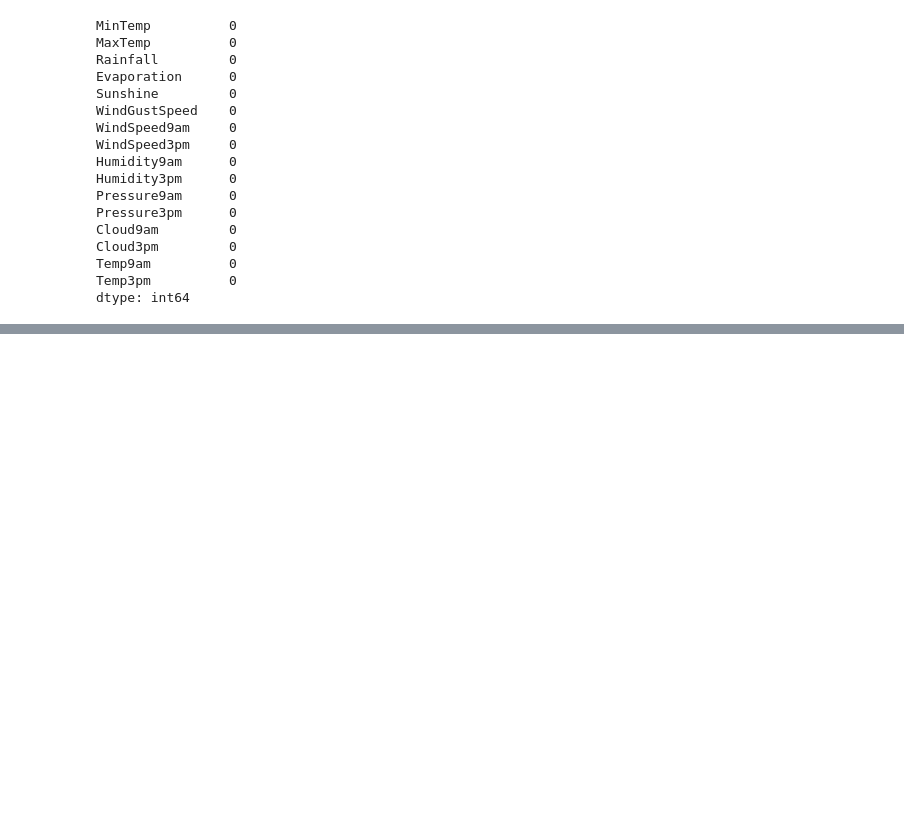
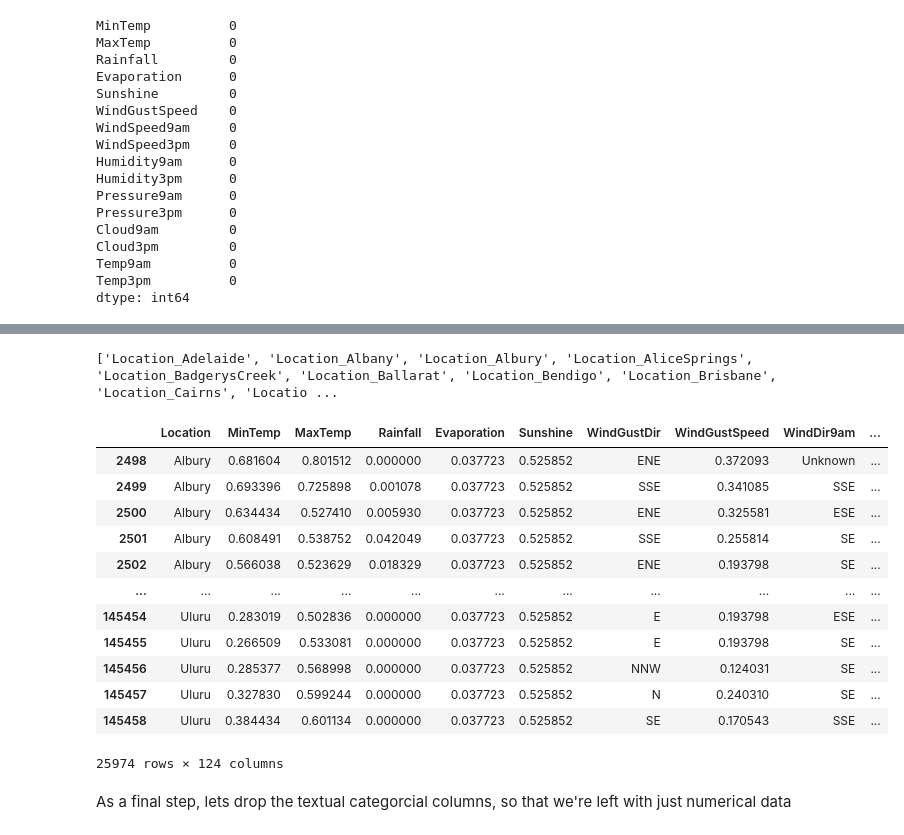
Before and after one commit to sebastianmb/MachineLearning, a Jupyter notebook: Project_course/DesicionTreesRandomForest/DesicionTreesAndRandomForest.ipynb, the cells around one changed output, grey strips where cells are left out. Saved outputs shown, nothing was run; the diff lists cells and outputs as text; code cells hidden in the pictures; blank space fills up the shorter version.

Commit message:
Encoded columns

```diff
--- a/Project_course/DesicionTreesRandomForest/DesicionTreesAndRandomForest.ipynb
+++ b/Project_course/DesicionTreesRandomForest/DesicionTreesAndRandomForest.ipynb
@@ -150,0 +157,4 @@ dtype: int64
+# %%
+train_inputs[numeric_cols]=scaler.transform(train_inputs[numeric_cols])
+val_inputs[numeric_cols]=scaler.transform(val_inputs[numeric_cols])
+test_inputs[numeric_cols]=scaler.transform(test_inputs[numeric_cols])
@@ -150,0 +171,2 @@ dtype: int64
+# %%
+encoder = OneHotEncoder(sparse_output=False, handle_unknown='ignore').fit(raw_df[categorical_cols])
@@ -150,0 +194,28 @@ dtype: int64
+# %%
+encoded_cols=list(encoder.get_feature_names_out(categorical_cols))
+print(encoded_cols)
+# %% [output]
+['Location_Adelaide', 'Location_Albany', 'Location_Albury', 'Location_AliceSprings', 'Location_BadgerysCreek', 'Location_Ballarat', 'Location_Bendigo', 'Location_Brisbane', 'Location_Cairns', 'Locatio ...
+# %%
+train_inputs[encoded_cols]=encoder.transform(train_inputs[categorical_cols])
+val_inputs[encoded_cols]=encoder.transform(val_inputs[categorical_cols])
+test_inputs[encoded_cols]=encoder.transform(test_inputs[categorical_cols])
+# %%
+pd.set_option('display.max_columns', None)
+test_inputs
+# %% [output]
+|  | Location | MinTemp | MaxTemp | Rainfall | Evaporation | Sunshine | WindGustDir | WindGustSpeed | WindDir9am | ... |
+| 2498 | Albury | 0.681604 | 0.801512 | 0.000000 | 0.037723 | 0.525852 | ENE | 0.372093 | Unknown | ... |
+| 2499 | Albury | 0.693396 | 0.725898 | 0.001078 | 0.037723 | 0.525852 | SSE | 0.341085 | SSE | ... |
+| 2500 | Albury | 0.634434 | 0.527410 | 0.005930 | 0.037723 | 0.525852 | ENE | 0.325581 | ESE | ... |
+| 2501 | Albury | 0.608491 | 0.538752 | 0.042049 | 0.037723 | 0.525852 | SSE | 0.255814 | SE | ... |
+| 2502 | Albury | 0.566038 | 0.523629 | 0.018329 | 0.037723 | 0.525852 | ENE | 0.193798 | SE | ... |
+| ... | ... | ... | ... | ... | ... | ... | ... | ... | ... | ... |
+| 145454 | Uluru | 0.283019 | 0.502836 | 0.000000 | 0.037723 | 0.525852 | E | 0.193798 | ESE | ... |
+| 145455 | Uluru | 0.266509 | 0.533081 | 0.000000 | 0.037723 | 0.525852 | E | 0.193798 | SE | ... |
+| 145456 | Uluru | 0.285377 | 0.568998 | 0.000000 | 0.037723 | 0.525852 | NNW | 0.124031 | SE | ... |
+| 145457 | Uluru | 0.327830 | 0.599244 | 0.000000 | 0.037723 | 0.525852 | N | 0.240310 | SE | ... |
+| 145458 | Uluru | 0.384434 | 0.601134 | 0.000000 | 0.037723 | 0.525852 | SE | 0.170543 | SSE | ... |
+25974 rows × 124 columns
+# %% [markdown]
+As a final step, lets drop the textual categorcial columns, so that we're left with just numerical data
```
Also changed, not shown: parts of 9 cells of this notebook, 1 other file.
